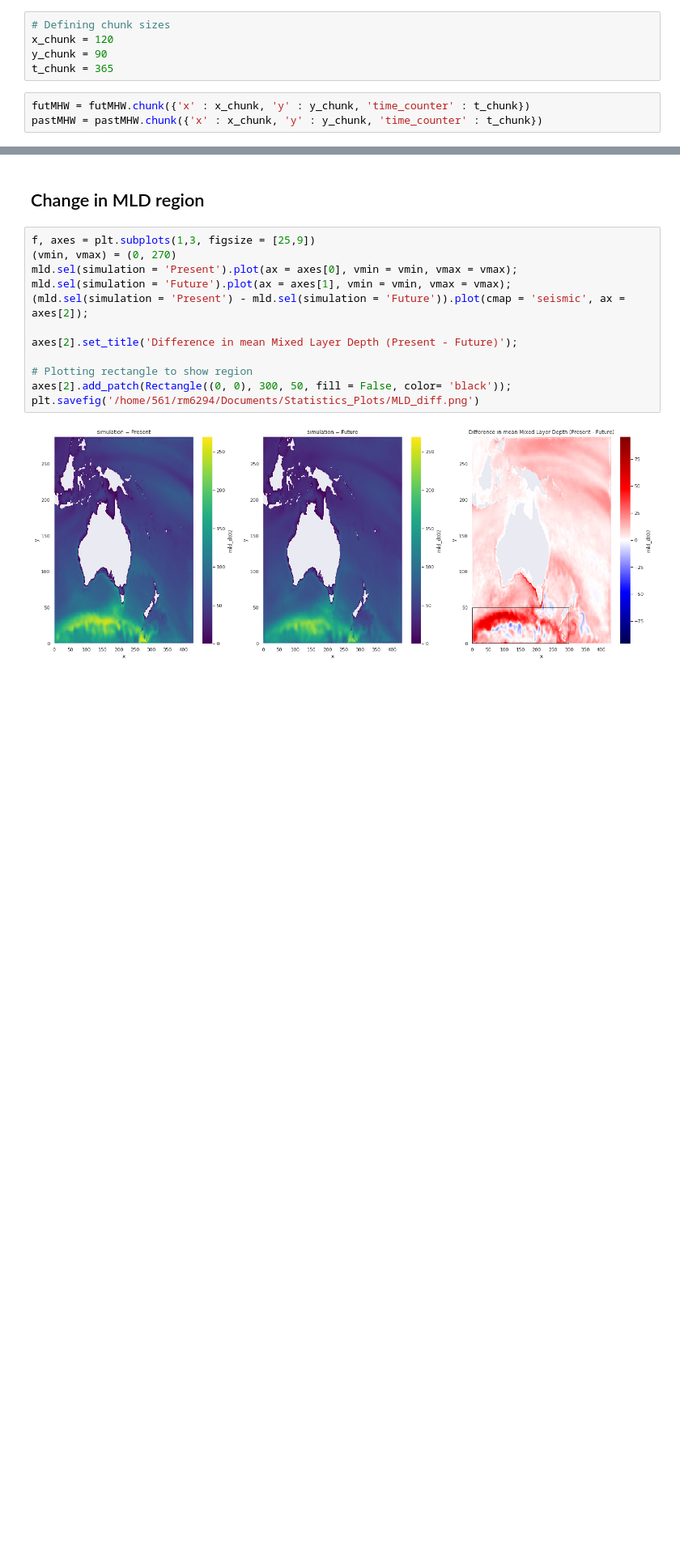
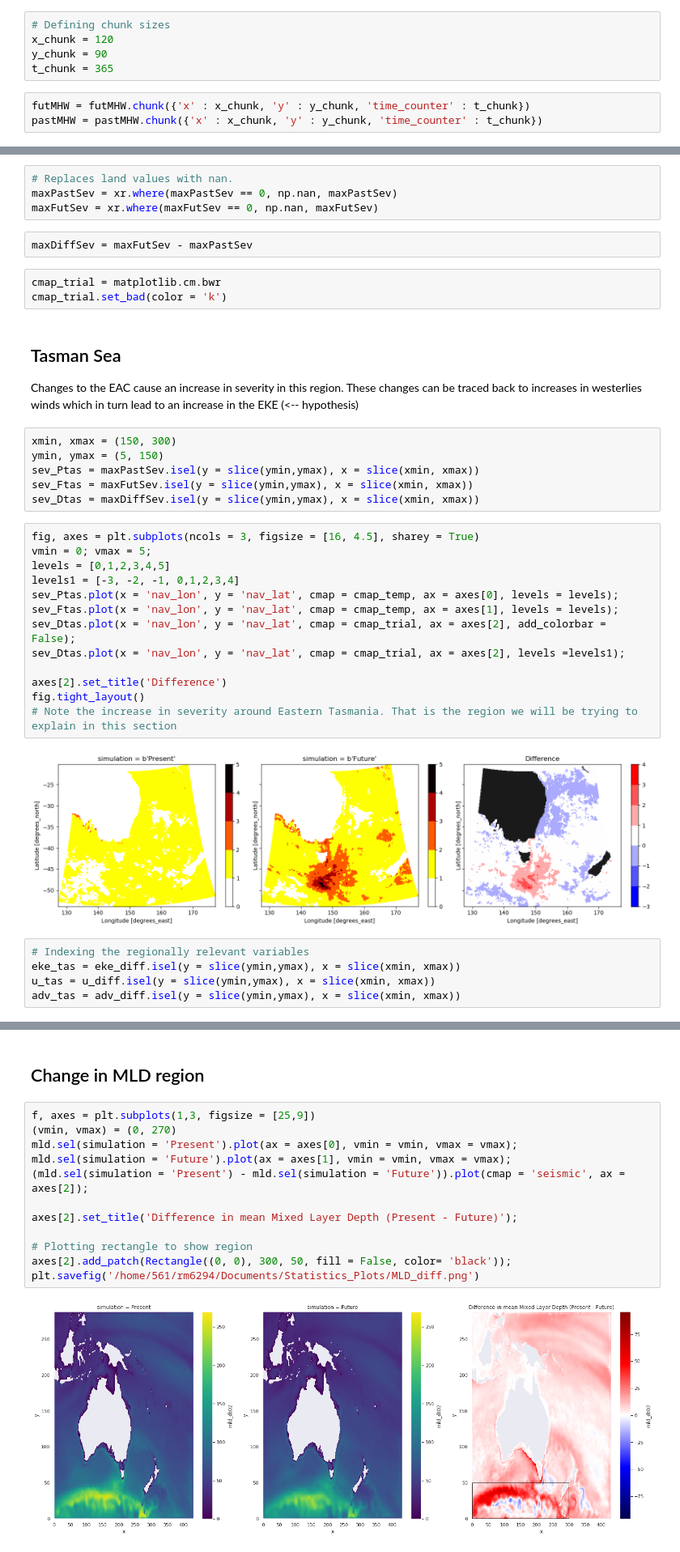
Before and after one commit to ritwik1111/MHW, a Jupyter notebook: Projects/MHW/Regional_Plots.ipynb, the cells around one changed output, grey strips where cells are left out. Shown at 81% size. Cells and saved outputs as stored; diff of their text form; blank space fills up the shorter version.

Commit message:
Incorporated heatflux into plots. Finalising design of statistics plots

```diff
--- a/Projects/MHW/Regional_Plots.ipynb
+++ b/Projects/MHW/Regional_Plots.ipynb
@@ -60,0 +92,38 @@ v = xr.open_dataset(mean_dir + 'ECL_NEMO_1990-2008_1d_grid_V_2D_mean.nc')['vos']
+# %%
+# Replaces land values with nan.
+maxPastSev = xr.where(maxPastSev == 0, np.nan, maxPastSev)
+maxFutSev = xr.where(maxFutSev == 0, np.nan, maxFutSev)
+# %%
+maxDiffSev = maxFutSev - maxPastSev
+# %%
+cmap_trial = matplotlib.cm.bwr
+cmap_trial.set_bad(color = 'k')
+# %% [markdown]
+## Tasman Sea
+Changes to the EAC cause an increase in severity in this region. These changes can be traced back to increases in westerlies winds which in turn lead to an increase in the EKE (<-- hypothesis)
+# %%
+xmin, xmax = (150, 300)
+ymin, ymax = (5, 150)
+sev_Ptas = maxPastSev.isel(y = slice(ymin,ymax), x = slice(xmin, xmax))
+sev_Ftas = maxFutSev.isel(y = slice(ymin,ymax), x = slice(xmin, xmax))
+sev_Dtas = maxDiffSev.isel(y = slice(ymin,ymax), x = slice(xmin, xmax))
+# %%
+fig, axes = plt.subplots(ncols = 3, figsize = [16, 4.5], sharey = True)
+vmin = 0; vmax = 5;
+levels = [0,1,2,3,4,5]
+levels1 = [-3, -2, -1, 0,1,2,3,4]
+sev_Ptas.plot(x = 'nav_lon', y = 'nav_lat', cmap = cmap_temp, ax = axes[0], levels = levels);
+sev_Ftas.plot(x = 'nav_lon', y = 'nav_lat', cmap = cmap_temp, ax = axes[1], levels = levels);
+sev_Dtas.plot(x = 'nav_lon', y = 'nav_lat', cmap = cmap_trial, ax = axes[2], add_colorbar = False);
+sev_Dtas.plot(x = 'nav_lon', y = 'nav_lat', cmap = cmap_trial, ax = axes[2], levels =levels1);
+
+axes[2].set_title('Difference')
+fig.tight_layout()
+# Note the increase in severity around Eastern Tasmania. That is the region we will be trying to explain in this section
+# %% [output]
+[figure, added]
+# %%
+# Indexing the regionally relevant variables
+eke_tas = eke_diff.isel(y = slice(ymin,ymax), x = slice(xmin, xmax))
+u_tas = u_diff.isel(y = slice(ymin,ymax), x = slice(xmin, xmax))
+adv_tas = adv_diff.isel(y = slice(ymin,ymax), x = slice(xmin, xmax))
```
Also changed, not shown: parts of 22 cells of this notebook, 1 other file.
